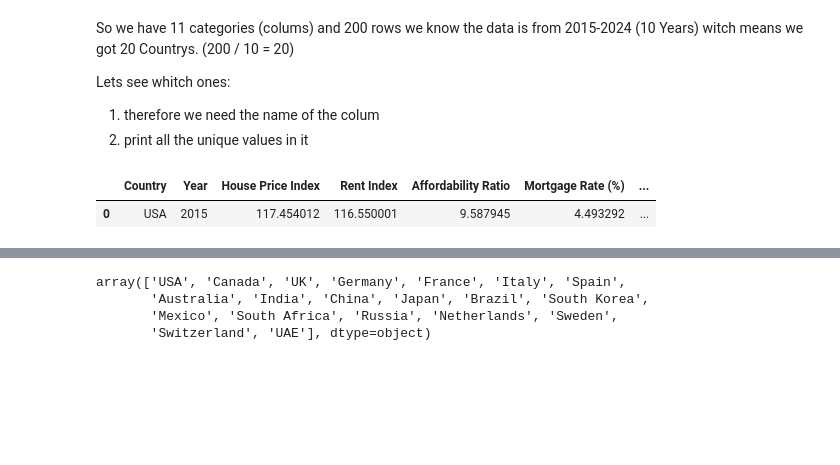
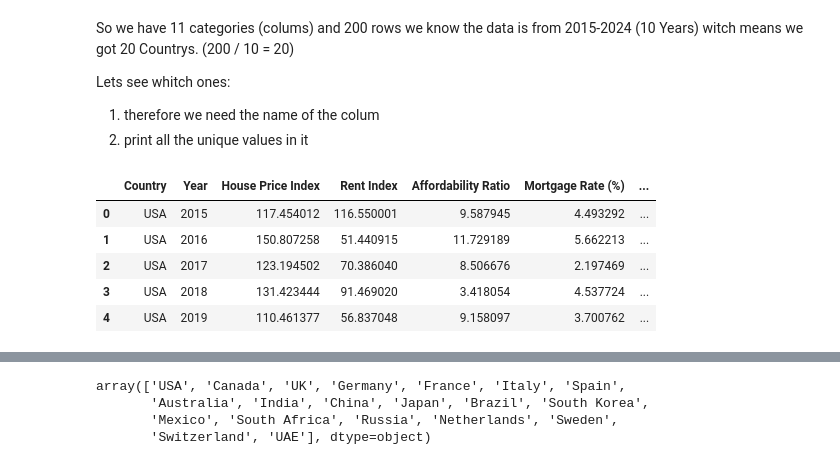
Before and after one commit to MaximilianKlein92/data_anaylsis_global_housing_market, a Jupyter notebook: jupyter_notebooks/ETL.ipynb, the cells around one changed output, grey strips where cells are left out. Drawn from its saved outputs; the diff is of its cells as text; code cells hidden in the pictures; blank space fills up the shorter version.

```diff
--- a/jupyter_notebooks/ETL.ipynb
+++ b/jupyter_notebooks/ETL.ipynb
@@ -87,7 +89,11 @@ Lets see whitch ones:
 1. therefore we need the name of the colum
 2. print all the unique values in it
 # %%
-df.head(1)
+df.head(5)
 # %% [output]
 |  | Country | Year | House Price Index | Rent Index | Affordability Ratio | Mortgage Rate (%) | ... |
 | 0 | USA | 2015 | 117.454012 | 116.550001 | 9.587945 | 4.493292 | ... |
+| 1 | USA | 2016 | 150.807258 | 51.440915 | 11.729189 | 5.662213 | ... |
+| 2 | USA | 2017 | 123.194502 | 70.386040 | 8.506676 | 2.197469 | ... |
+| 3 | USA | 2018 | 131.423444 | 91.469020 | 3.418054 | 4.537724 | ... |
+| 4 | USA | 2019 | 110.461377 | 56.837048 | 9.158097 | 3.700762 | ... |
```
Also changed, not shown: parts of 17 cells of this notebook, 1 other file.
